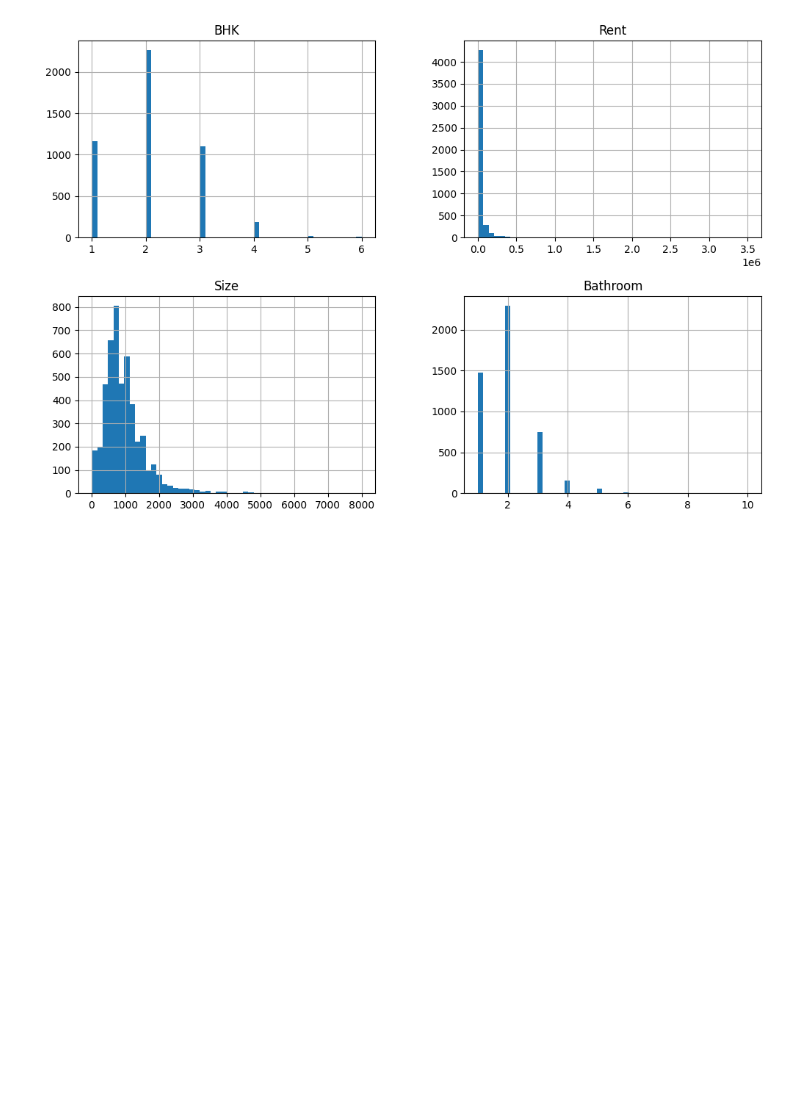
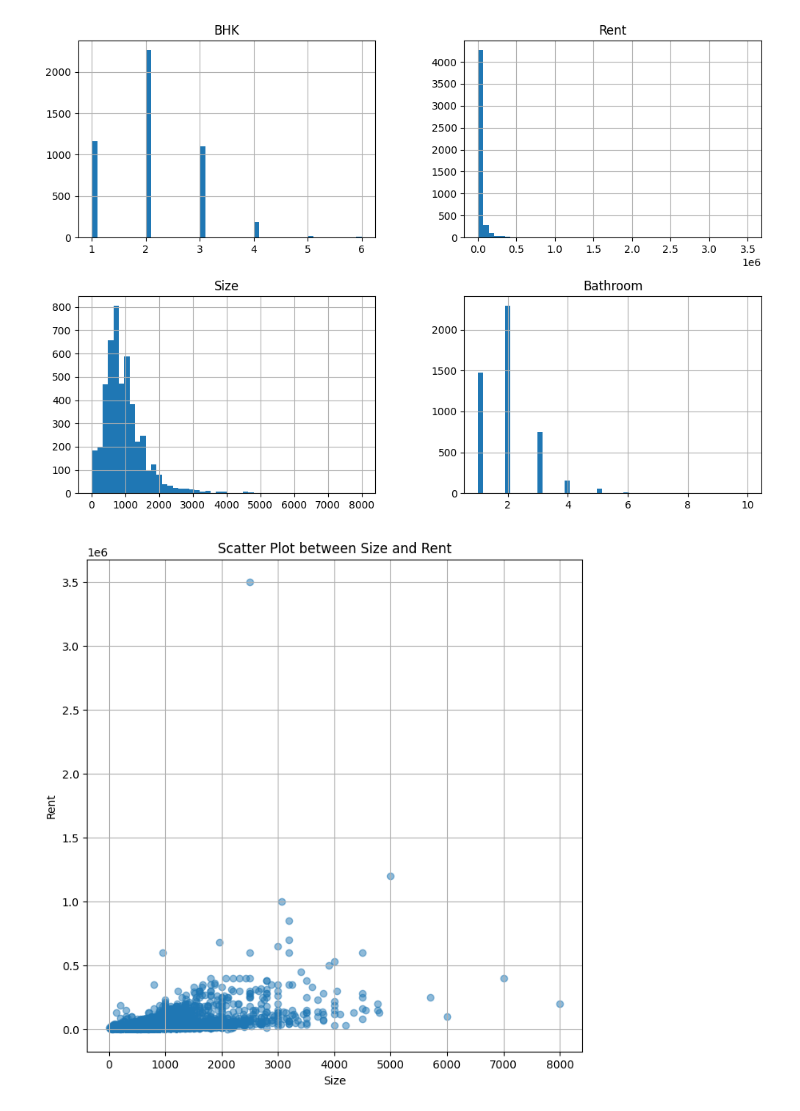
Before and after one commit to luwukien/end-to-end-ml-project-, a Jupyter notebook: MLProject.ipynb, the cells around one changed output. Cells and saved outputs as stored; diff of their text form; code cells hidden in the pictures; blank space fills up the shorter version.

```diff
--- a/MLProject.ipynb
+++ b/MLProject.ipynb
@@ -37,4 +37,9 @@ First 5 records:
  11  Point of Contact   4746 non-null   object
 dtypes: int64(4), object(8)
 memory usage: 445.1+ KB
+# %%
+# Drop some difficult columns to easy handle
+import pandas as pd
+df = pd.DataFrame(housing)
+housing_after = df.drop(columns=['Posted On', 'Floor', 'Area Locality'])
 # %%
@@ -79,3 +84,16 @@ housing.hist(bins=50, figsize=(12, 8))
 plt.show()
 # %% [output]
 [figure]
+# %%
+size = housing_after['Size']
+rent = housing_after['Rent']
+
+plt.figure(figsize=(8, 8))
+plt.scatter(size, rent, alpha=0.5)
+plt.title("Scatter Plot between Size and Rent")
+plt.xlabel("Size")
+plt.ylabel("Rent")
+plt.grid(True)
+plt.show()
+# %% [output]
+[figure, added]
```
Also changed, not shown: parts of 5 cells of this notebook.
